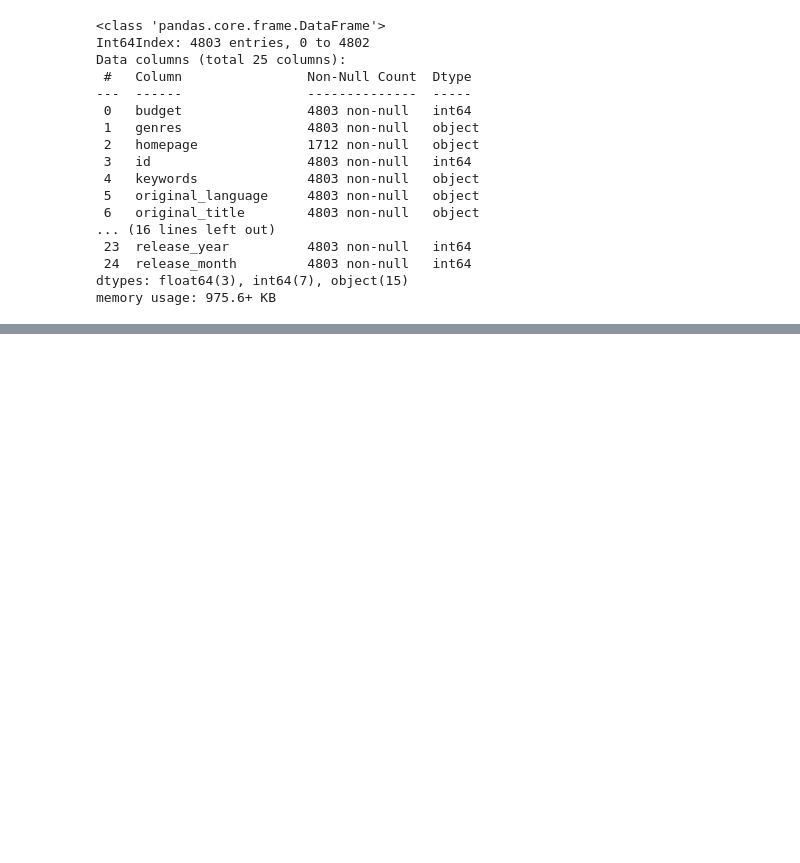
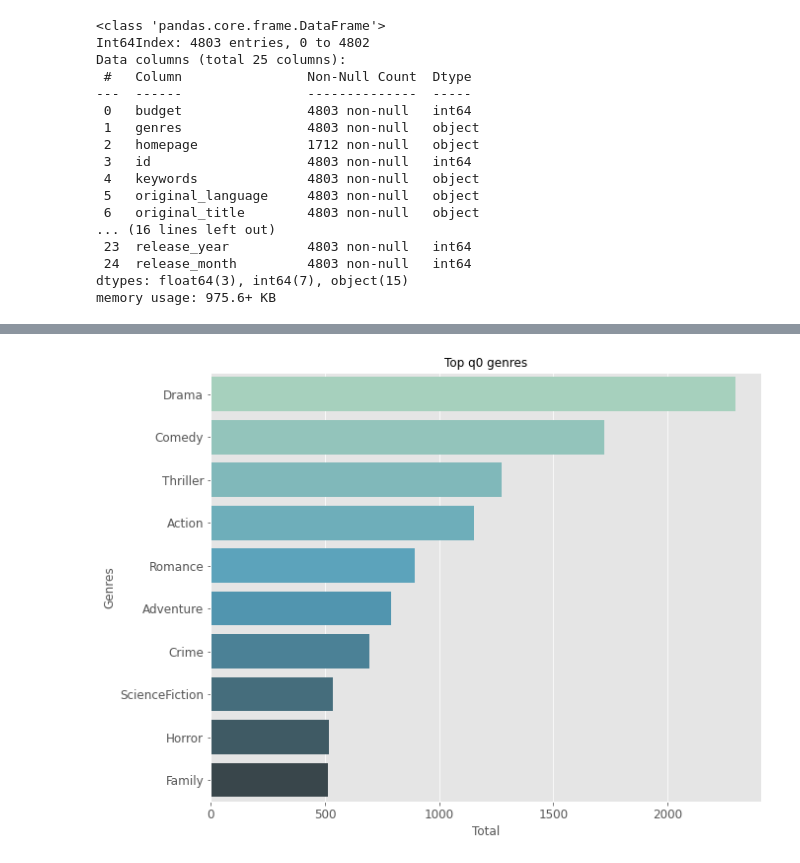
Before and after one commit to longxiangfu/python_learn, a Jupyter notebook: python/data_resolver/film/film_data_resolver.ipynb, the cells around one changed output, grey strips where cells are left out. Cells and saved outputs as stored; diff of their text form; code cells hidden in the pictures; blank space fills up the shorter version.

```diff
--- a/python/data_resolver/film/film_data_resolver.ipynb
+++ b/python/data_resolver/film/film_data_resolver.ipynb
@@ -232,0 +243,4 @@ memory usage: 975.6+ KB
+# %%
+all_data = all_df
+# 去掉[、]，将' '替换成'',将"'"替换成""
+all_df['genres'] = all_df['genres'].str.strip('[]').str.replace(' ', '').str.replace("'", "")
@@ -232,0 +255,2 @@ memory usage: 975.6+ KB
+# %%
+all_df['genres'] = all_df['genres'].str.split(',')  # 按逗号切分，转换为list
@@ -232,0 +265,5 @@ memory usage: 975.6+ KB
+# %%
+genres_l = []
+for i in all_df['genres']:
+    genres_l.extend(i)
+genres_l[:10]
@@ -232,0 +281,5 @@ memory usage: 975.6+ KB
+# %%
+# 取前10个
+gen_list = pd.Series(genres_l).value_counts()[:10].sort_values(ascending=False)
+gen_df = pd.DataFrame(gen_list)
+gen_df.rename(columns={0:"Total"}, inplace=True)
@@ -232,0 +295,11 @@ memory usage: 975.6+ KB
+# %%
+plt.subplots(figsize=(10, 8))  #设置画布大小
+sns.barplot(y=gen_df.index, x='Total', data=gen_df, palette='GnBu_d')  #柱状图   palette调色板
+plt.xticks(fontsize=12)
+plt.yticks(fontsize=12)
+plt.xlabel('Total', fontsize=12)
+plt.ylabel('Genres',fontsize=12)
+plt.title('Top q0 genres', fontsize=12)
+plt.show()
+# %% [output]
+[figure, added]
```
Also changed, not shown: parts of 6 cells of this notebook.
